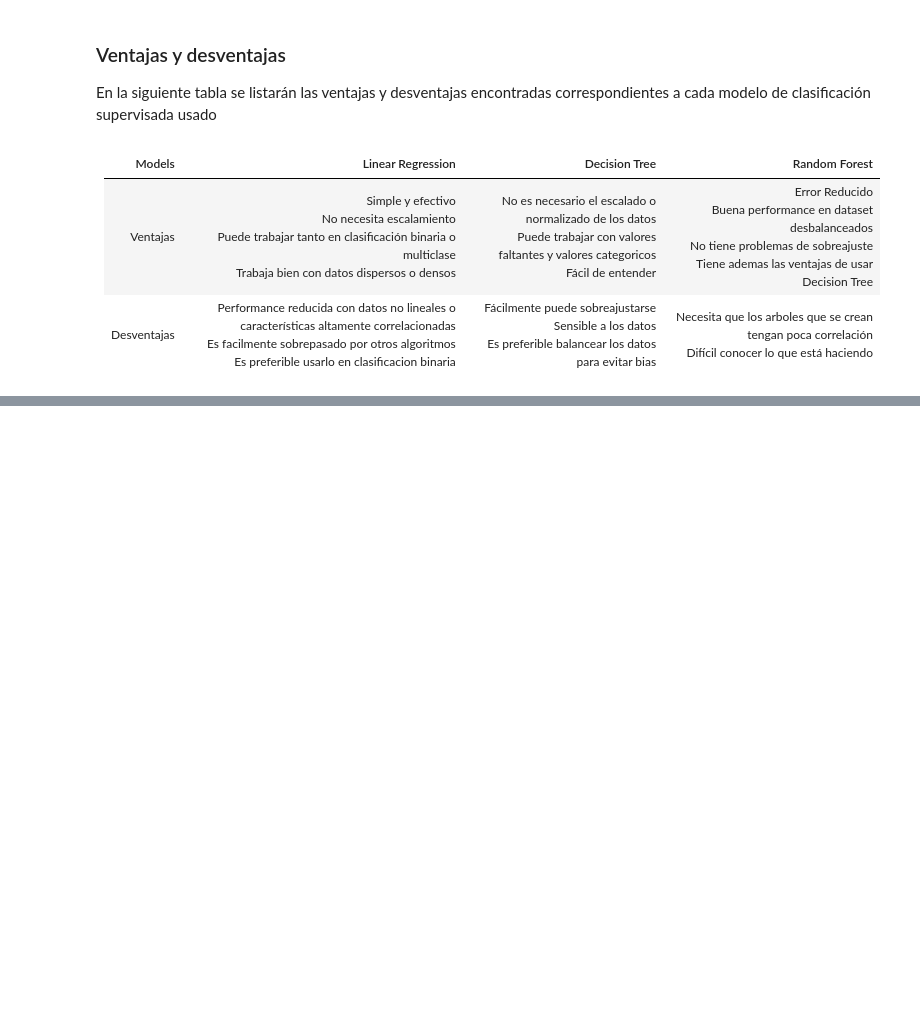
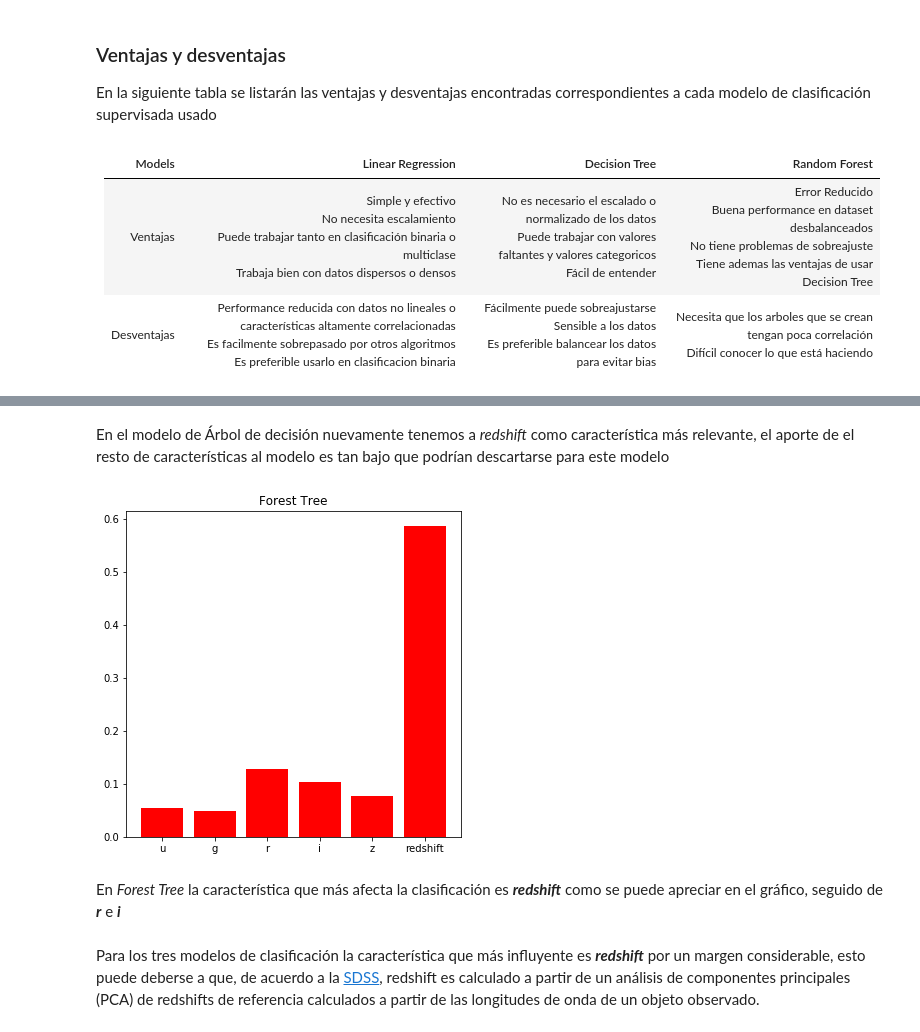
Before and after one commit to eduvera/INFO257_IA, a Jupyter notebook: practica1/Tarea practica.ipynb, the cells around one changed output, grey strips where cells are left out. Drawn from its saved outputs; the diff is of its cells as text; code cells hidden in the pictures; blank space fills up the shorter version.

```diff
--- a/practica1/Tarea practica.ipynb
+++ b/practica1/Tarea practica.ipynb
@@ -367,0 +415,15 @@ En la siguiente tabla se listarán las ventajas y desventajas encontradas corres
+# %% [markdown]
+En el modelo de Árbol de decisión nuevamente tenemos a *redshift* como característica más relevante, el aporte de el resto de características al modelo es tan bajo que podrían descartarse para este modelo
+# %%
+fig,ax = plt.subplots(figsize=(6,6))
+
+ax.bar(cols,forest.feature_importances_, color='red')
+ax.set_title("Forest Tree")
+
+plt.show()
+# %% [output]
+[figure, added]
+# %% [markdown]
+En *Forest Tree* la característica que más afecta la clasificación es ***redshift*** como se puede apreciar en el gráfico, seguido de ***r*** e ***i***
+# %% [markdown]
+Para los tres modelos de clasificación la característica que más influyente es ***redshift*** por un margen considerable, esto puede deberse a que, de acuerdo a la <a href='https://www.sdss.org/dr14/algorithms/redshifts/' >SDSS</a>, redshift es calculado a partir de un análisis de componentes principales (PCA) de redshifts de referencia calculados a partir de las longitudes de onda de un objeto observado.
```
Also changed, not shown: parts of 13 cells of this notebook.
